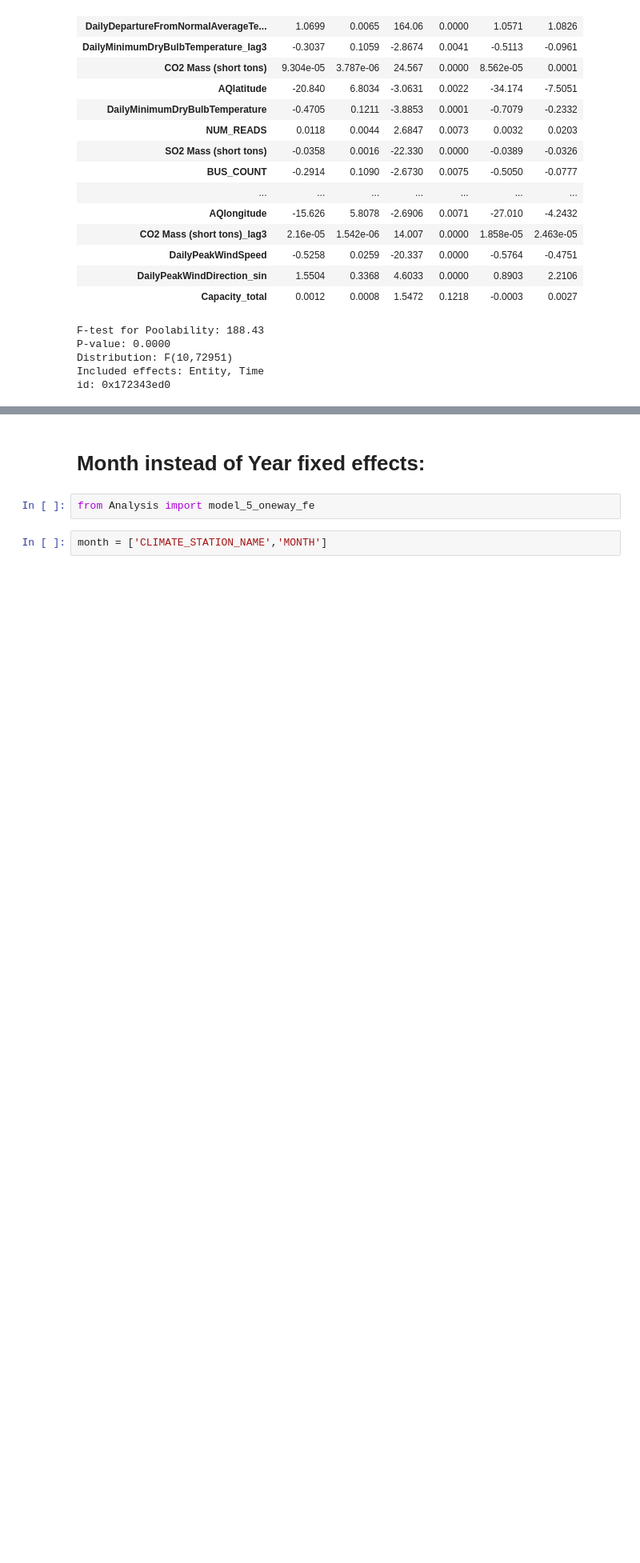
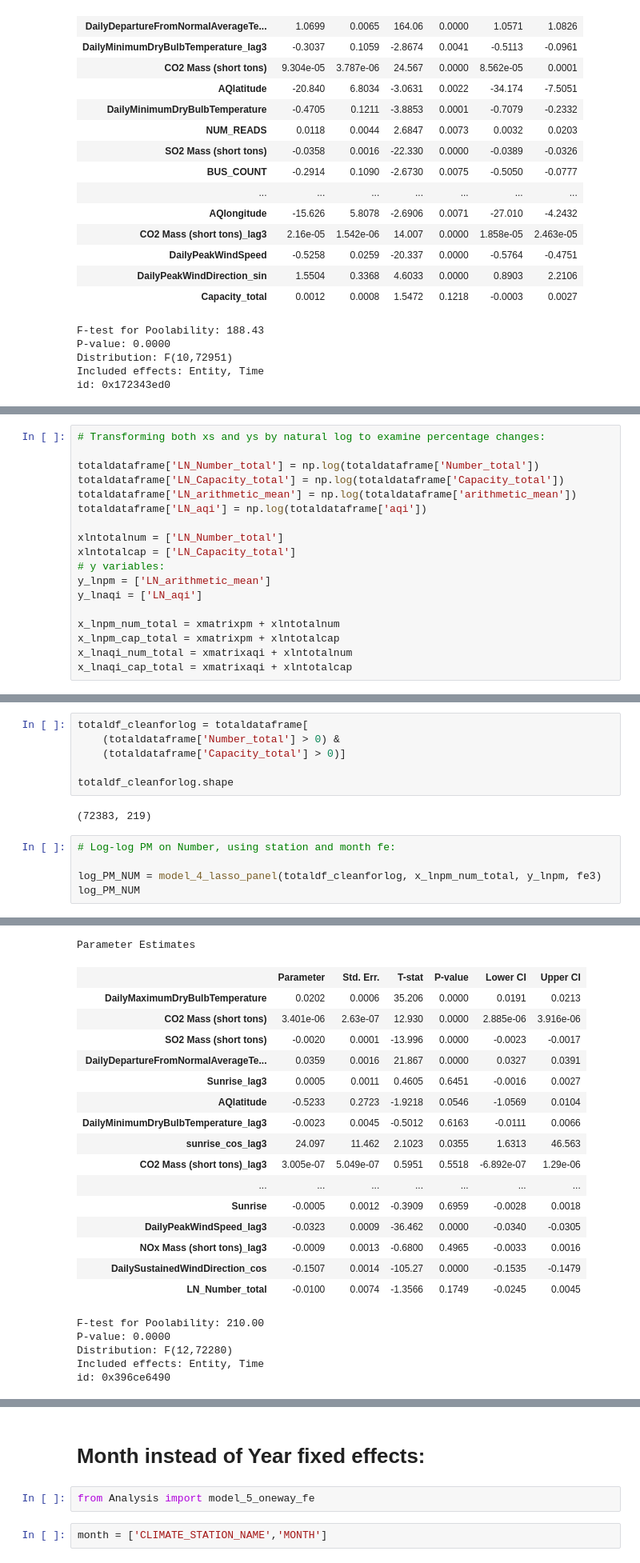
Before and after one commit to griffinberonio/AAE-724-Repo, a Jupyter notebook: Final_Model_Analysis.ipynb, the cells around one changed output, grey strips where cells are left out. Shown at 80% size. Cells and saved outputs as stored; diff of their text form; blank space fills up the shorter version.

Commit message:
Adding log log models for summed indepedent variables

```diff
--- a/Final_Model_Analysis.ipynb
+++ b/Final_Model_Analysis.ipynb
@@ -1337,0 +1352,18 @@ id: 0x172343ed0
+# %%
+# Transforming both xs and ys by natural log to examine percentage changes:
+
+totaldataframe['LN_Number_total'] = np.log(totaldataframe['Number_total'])
+totaldataframe['LN_Capacity_total'] = np.log(totaldataframe['Capacity_total'])
+totaldataframe['LN_arithmetic_mean'] = np.log(totaldataframe['arithmetic_mean'])
+totaldataframe['LN_aqi'] = np.log(totaldataframe['aqi'])
+
+xlntotalnum = ['LN_Number_total']
+xlntotalcap = ['LN_Capacity_total']
+# y variables:
+y_lnpm = ['LN_arithmetic_mean']
+y_lnaqi = ['LN_aqi']
+
+x_lnpm_num_total = xmatrixpm + xlntotalnum
+x_lnpm_cap_total = xmatrixpm + xlntotalcap
+x_lnaqi_num_total = xmatrixaqi + xlntotalnum
+x_lnaqi_cap_total = xmatrixaqi + xlntotalcap
@@ -1337,0 +1409,14 @@ id: 0x172343ed0
+# %%
+totaldf_cleanforlog = totaldataframe[
+    (totaldataframe['Number_total'] > 0) &
+    (totaldataframe['Capacity_total'] > 0)]
+
+totaldf_cleanforlog.shape
+# %% [output]
+(72383, 219)
+# %%
+# Log-log PM on Number, using station and month fe:
+
+log_PM_NUM = model_4_lasso_panel(totaldf_cleanforlog, x_lnpm_num_total, y_lnpm, fe3)
+log_PM_NUM
+# %% [output]
@@ -1337,0 +1458,22 @@ id: 0x172343ed0
+Parameter Estimates
+|  | Parameter | Std. Err. | T-stat | P-value | Lower CI | Upper CI |
+| DailyMaximumDryBulbTemperature | 0.0202 | 0.0006 | 35.206 | 0.0000 | 0.0191 | 0.0213 |
+| CO2 Mass (short tons) | 3.401e-06 | 2.63e-07 | 12.930 | 0.0000 | 2.885e-06 | 3.916e-06 |
+| SO2 Mass (short tons) | -0.0020 | 0.0001 | -13.996 | 0.0000 | -0.0023 | -0.0017 |
+| DailyDepartureFromNormalAverageTe... | 0.0359 | 0.0016 | 21.867 | 0.0000 | 0.0327 | 0.0391 |
+| Sunrise_lag3 | 0.0005 | 0.0011 | 0.4605 | 0.6451 | -0.0016 | 0.0027 |
+| AQlatitude | -0.5233 | 0.2723 | -1.9218 | 0.0546 | -1.0569 | 0.0104 |
+| DailyMinimumDryBulbTemperature_lag3 | -0.0023 | 0.0045 | -0.5012 | 0.6163 | -0.0111 | 0.0066 |
+| sunrise_cos_lag3 | 24.097 | 11.462 | 2.1023 | 0.0355 | 1.6313 | 46.563 |
+| CO2 Mass (short tons)_lag3 | 3.005e-07 | 5.049e-07 | 0.5951 | 0.5518 | -6.892e-07 | 1.29e-06 |
+| ... | ... | ... | ... | ... | ... | ... |
+| Sunrise | -0.0005 | 0.0012 | -0.3909 | 0.6959 | -0.0028 | 0.0018 |
+| DailyPeakWindSpeed_lag3 | -0.0323 | 0.0009 | -36.462 | 0.0000 | -0.0340 | -0.0305 |
+| NOx Mass (short tons)_lag3 | -0.0009 | 0.0013 | -0.6800 | 0.4965 | -0.0033 | 0.0016 |
+| DailySustainedWindDirection_cos | -0.1507 | 0.0014 | -105.27 | 0.0000 | -0.1535 | -0.1479 |
+| LN_Number_total | -0.0100 | 0.0074 | -1.3566 | 0.1749 | -0.0245 | 0.0045 |
+F-test for Poolability: 210.00
+P-value: 0.0000
+Distribution: F(12,72280)
+Included effects: Entity, Time
+id: 0x396ce6490
```
Also changed, not shown: parts of 11 cells of this notebook, 1 other file.
